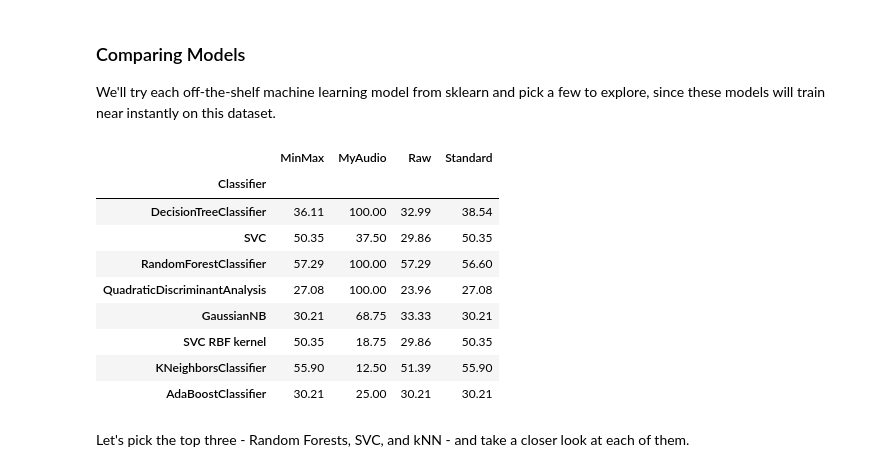
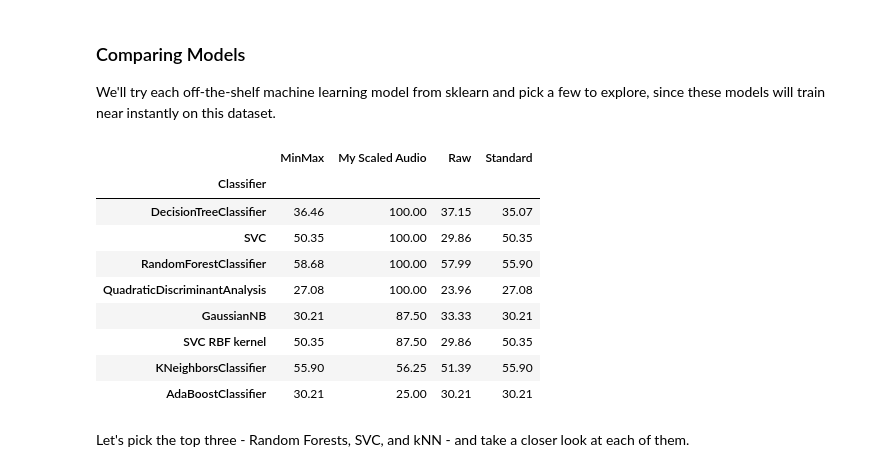
Before and after one commit to stnewaz/Week3-ClassicML, a Jupyter notebook: Week_3_MachineLearning.ipynb, the cells around one changed output. Cells and saved outputs as stored; diff of their text form; code cells hidden in the pictures.

```diff
--- a/Week_3_MachineLearning.ipynb
+++ b/Week_3_MachineLearning.ipynb
@@ -564,43 +564,43 @@ for model in classification_models:
     model_name = type(model).__name__
     if model_name=='SVC' and model.kernel=='rbf': model_name+=' RBF kernel'
 
     # Score on your scaled personal data
     model.fit(myfeatures_scaled_df, emotions2)
     my_score = model.score(myfeatures_scaled_df, emotions2)
     scores.append((model_name, "My Scaled Audio", round(100*my_score, 2)))
 
     #loop through all the scaled data
     for scaler, (X_train_data, X_test_data) in scalers.items():
         # creating a new untrained model for each data set
         model_new = type(model)()
         #.fit is the term used to training --> then add your training variables
         model_new.fit(X_train_data, y_train)          # train on each scaler data
         score = model_new.score(X_test_data, y_test)  # test on each scaler data
 
         if model_name=='SVC' and model.kernel=='rbf': model_name+=' RBF kernel'
         scores.append((model_name, scaler, round(100*score, 2)))
 
 # Make it pretty
 scores_df = pd.DataFrame(scores, columns=['Classifier', 'Scaler', 'Accuracy'])
 
 # show each item from the list as a column
 scores_df = scores_df.pivot(index='Classifier', columns='Scaler', values='Accuracy')
 scores_df.columns.name = None
 
 #sort the values by highest to lowest
-scores_df= scores_full.loc[scores_df.max(axis=1).sort_values(ascending=False).index]
+scores_df= scores_df.loc[scores_df.max(axis=1).sort_values(ascending=False).index]
 
 scores_df
 # %% [output]
-|  | MinMax | MyAudio | Raw | Standard |
+|  | MinMax | My Scaled Audio | Raw | Standard |
 | Classifier |  |  |  |  |
-| DecisionTreeClassifier | 36.11 | 100.00 | 32.99 | 38.54 |
-| SVC | 50.35 | 37.50 | 29.86 | 50.35 |
-| RandomForestClassifier | 57.29 | 100.00 | 57.29 | 56.60 |
+| DecisionTreeClassifier | 36.46 | 100.00 | 37.15 | 35.07 |
+| SVC | 50.35 | 100.00 | 29.86 | 50.35 |
+| RandomForestClassifier | 58.68 | 100.00 | 57.99 | 55.90 |
 | QuadraticDiscriminantAnalysis | 27.08 | 100.00 | 23.96 | 27.08 |
-| GaussianNB | 30.21 | 68.75 | 33.33 | 30.21 |
-| SVC RBF kernel | 50.35 | 18.75 | 29.86 | 50.35 |
-| KNeighborsClassifier | 55.90 | 12.50 | 51.39 | 55.90 |
+| GaussianNB | 30.21 | 87.50 | 33.33 | 30.21 |
+| SVC RBF kernel | 50.35 | 87.50 | 29.86 | 50.35 |
+| KNeighborsClassifier | 55.90 | 56.25 | 51.39 | 55.90 |
 | AdaBoostClassifier | 30.21 | 25.00 | 30.21 | 30.21 |
 # %% [markdown]
 Let's pick the top three - Random Forests, SVC, and kNN - and take a closer look at each of them.
```
